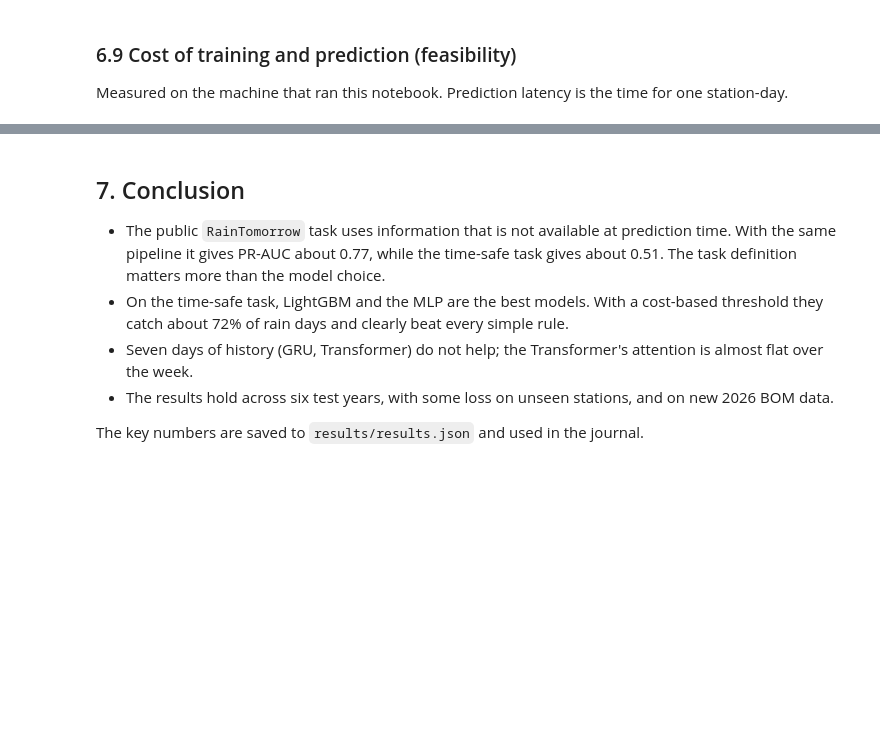
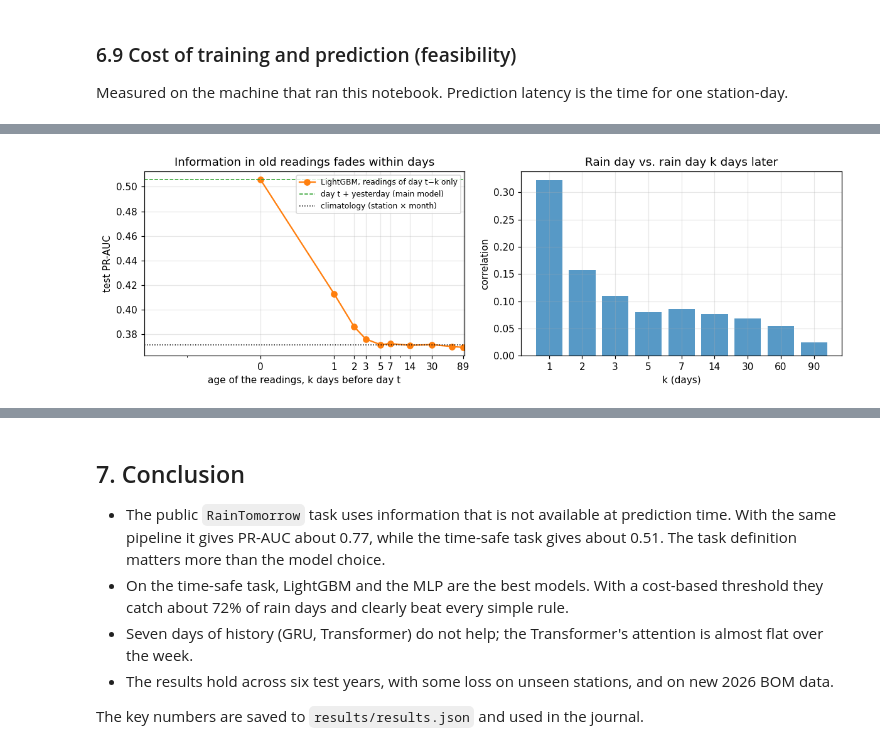
Before and after one commit to nndang27/rain-forecast-au, a Jupyter notebook: rain_forecast_au.ipynb, the cells around one changed output, grey strips where cells are left out. Saved outputs shown, nothing was run; the diff lists cells and outputs as text; code cells hidden in the pictures; blank space fills up the shorter version.

```diff
--- a/rain_forecast_au.ipynb
+++ b/rain_forecast_au.ipynb
@@ -1396,0 +1666,13 @@ latency per station-day (ms): {'LogReg': 1.82, 'LightGBM': 0.68, 'MLP': 0.04, 'G
+# %%
+fig, axes = plt.subplots(1, 2, figsize=(11, 3.6))
+axes[0].plot(lag_check.lag_days, lag_check.pr_auc, "o-", color="tab:orange", label="LightGBM, readings of day t−k only")
+axes[0].axhline(mi.loc["LightGBM", "pr_auc"], color="tab:green", ls="--", lw=1, label="day t + yesterday (main model)")
+axes[0].axhline(clim_pr, color="k", ls=":", lw=1, label="climatology (station × month)")
+axes[0].set_xscale("symlog", linthresh=1); axes[0].set_xticks(LAGS[:5] + [7, 14, 30, 89]); axes[0].set_xticklabels([str(k) for k in LAGS[:5] + [7, 14, 30, 89]])
+axes[0].set_xlabel("age of the readings, k days before day t"); axes[0].set_ylabel("test PR-AUC"); axes[0].legend(fontsize=8)
+axes[0].set_title("Information in old readings fades within days")
+axes[1].bar(rain_ac.lag_days.astype(str), rain_ac["corr"], color="tab:blue", alpha=0.75)
+axes[1].set_xlabel("k (days)"); axes[1].set_ylabel("correlation"); axes[1].set_title("Rain day vs. rain day k days later")
+plt.tight_layout(); plt.savefig("figures/fig12_history_check.png"); plt.show()
+# %% [output]
+[figure, added]
```
Also changed, not shown: parts of 27 cells of this notebook, 19 other files.
